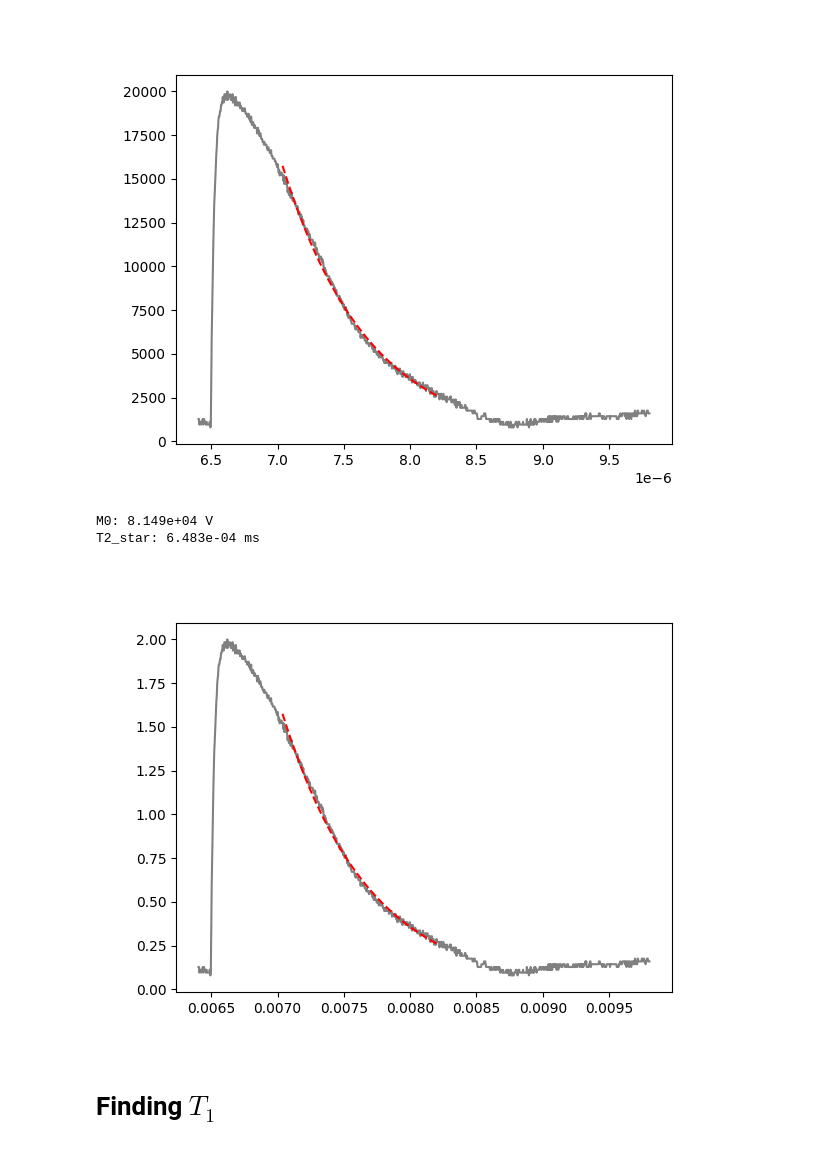
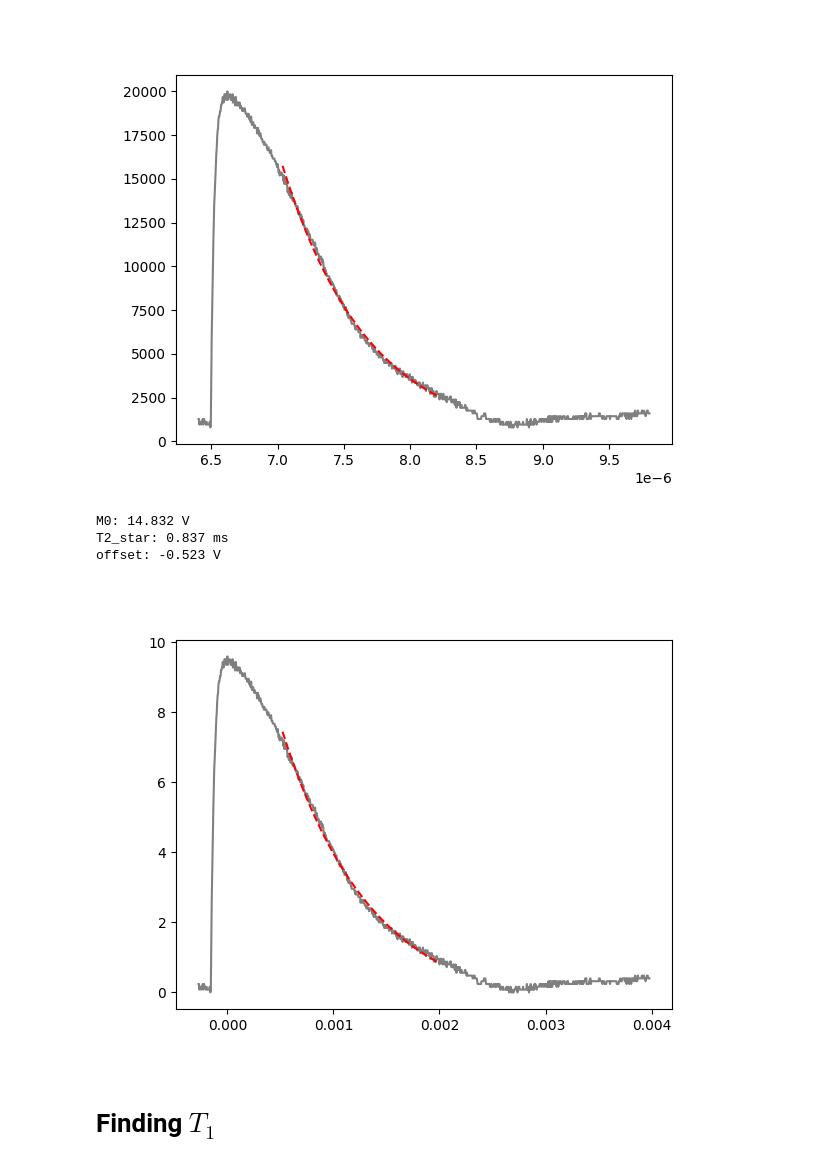
Before and after one commit to benjaminorthner/quantumlab, a Jupyter notebook: nmr/nmr.ipynb, the cells around one changed output. Saved outputs shown, nothing was run; the diff lists cells and outputs as text; code cells hidden in the pictures.

```diff
--- a/nmr/nmr.ipynb
+++ b/nmr/nmr.ipynb
@@ -47,44 +47,47 @@ T2_star: 6.483e-07 ms
 # %%
 dataframe = read_csv("T2_stern_01.csv", names=["Tau","Volt"])
 dataframe.drop(dataframe.index[[0,1,2]], inplace=True)
 dataframe = dataframe.astype(float)
 
 data = dataframe.values
 x, y = data[2000:-1000, 0], data[2000:-1000, 1]
 
 # shift max to t=0
+x -= x[np.argmax(y)]
+# adjust minimum
+y -= min(y)
 
-print(np.argmax(x))
 # adjust units
-x *= 8*1e-1
-y *= 2e-4
+x /= 1
+y /= 1e3
 
 # Trim out noise and start from max + trim_front
 trim_front = 130
 trim_back = 500
 
 maxindex = np.where(y == max(y))[0][0]
 x_trim, y_trim = x[maxindex+trim_front:-trim_back], y[maxindex+trim_front:-trim_back]
 
 # define the true function
-def T2_function(t, M0, T2_star):
-	return M0 * np.exp(-t / T2_star)
+def T2_function(t, M0, T2_star, offset):
+	return offset + M0 * np.exp(-t / T2_star)
 
 # Do the fit
-initialguess = 1e7 *2 , 0.001
-(M0, T2_star ), _ = curve_fit(T2_function, x_trim, y_trim, initialguess)
+initialguess = 1.76, 0.005, 0
+(M0, T2_star, offset ), _ = curve_fit(T2_function, x_trim, y_trim, initialguess)
 
 # Plot result
 x_fit_line = np.linspace(min(x_trim), max(x_trim), num=1000)
-y_fit_line = T2_function(x_fit_line, M0, T2_star)
+y_fit_line = T2_function(x_fit_line, M0, T2_star, offset)
 plt.close()
 plt.plot(x,y, c='gray')
 plt.plot(x_fit_line, y_fit_line, '--', c='red')
-print(f"M0: {M0:.3e} V\nT2_star: {T2_star:.3e} ms")
+print(f"M0: {M0:.3f} V\nT2_star: {1e3*T2_star:.3f} ms\noffset: {offset:.3f} V")
 # %% [output]
-M0: 8.149e+04 V
-T2_star: 6.483e-04 ms
+M0: 14.832 V
+T2_star: 0.837 ms
+offset: -0.523 V
-[figure, old version]
+[figure, new version]
 # %% [markdown]
 # Finding $T_1$
 # %%
```
Also changed, not shown: 1 other file.
